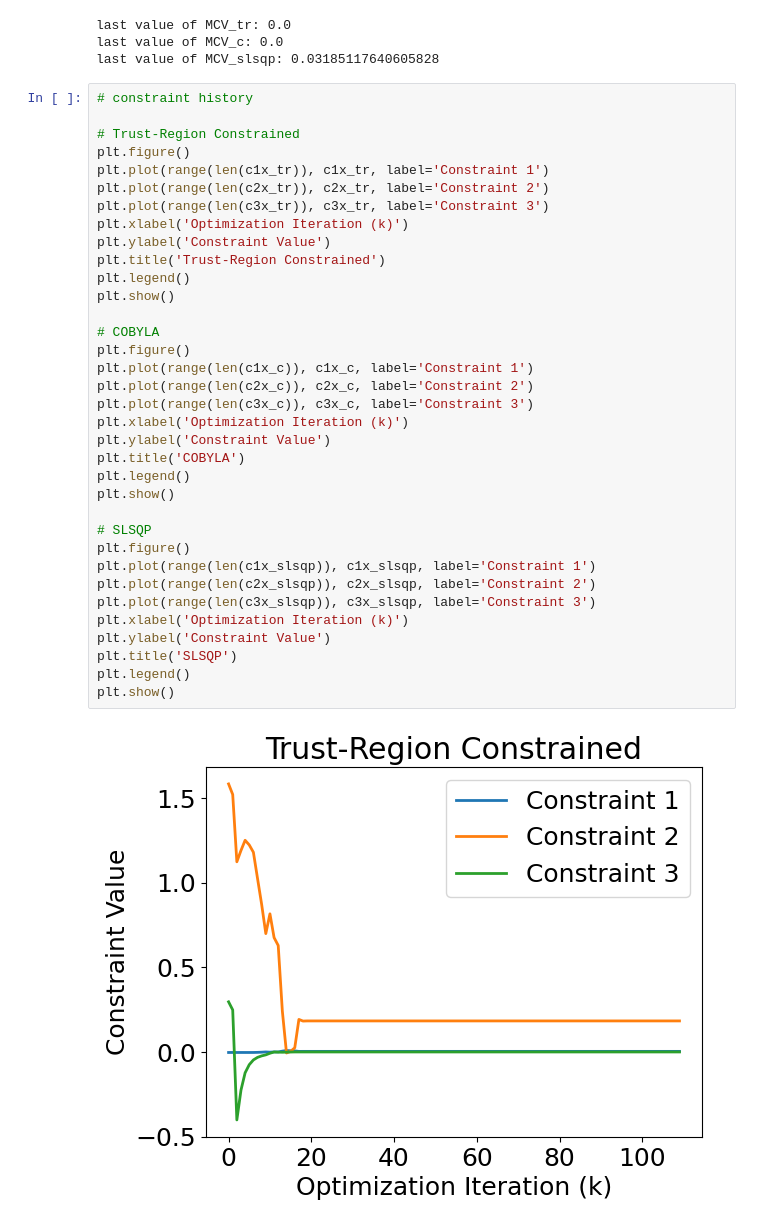
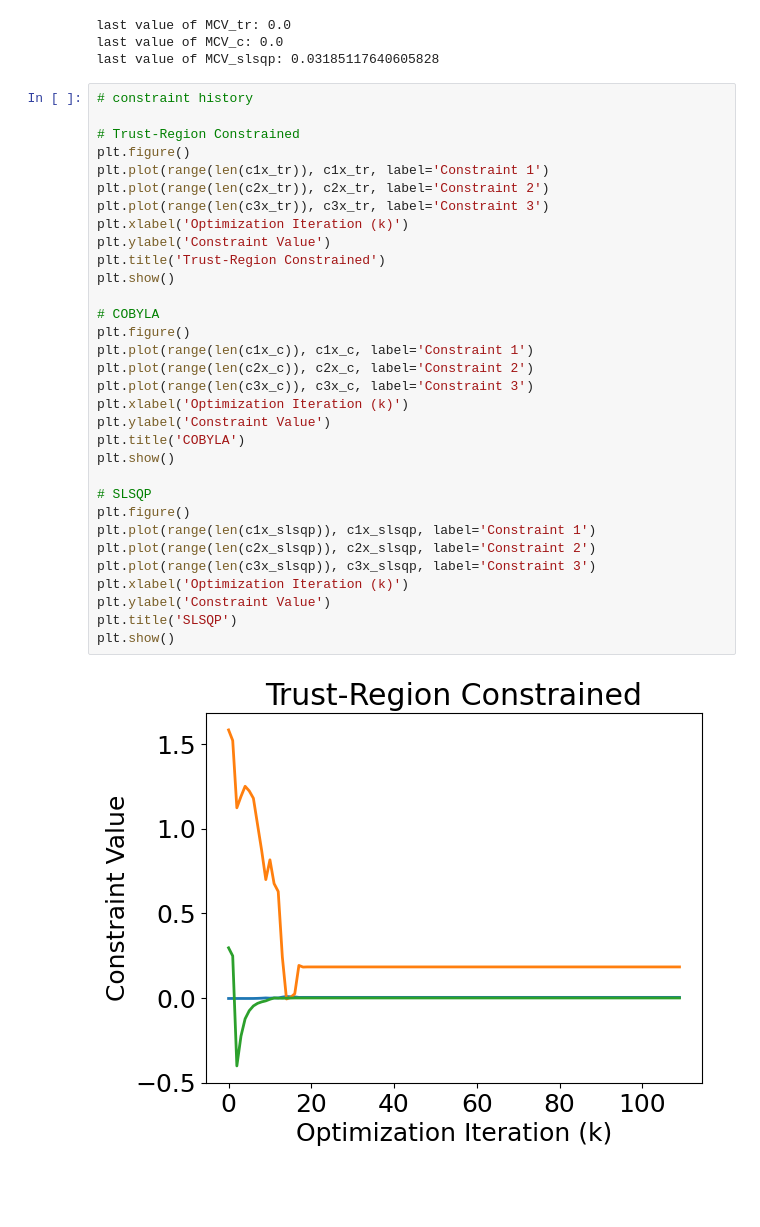
Before and after one commit to divyatyagi8/AERSP497_Project, a Jupyter notebook: windpower_opt.ipynb, the cells around one changed output. Drawn from its saved outputs; the diff is of its cells as text; blank space fills up the shorter version.

```diff
--- a/windpower_opt.ipynb
+++ b/windpower_opt.ipynb
@@ -516,34 +516,31 @@ last value of MCV_slsqp: 0.03185117640605828
 # Trust-Region Constrained
 plt.figure()
 plt.plot(range(len(c1x_tr)), c1x_tr, label='Constraint 1')
 plt.plot(range(len(c2x_tr)), c2x_tr, label='Constraint 2')
 plt.plot(range(len(c3x_tr)), c3x_tr, label='Constraint 3')
 plt.xlabel('Optimization Iteration (k)')
 plt.ylabel('Constraint Value')
 plt.title('Trust-Region Constrained')
-plt.legend()
 plt.show()
 
 # COBYLA
 plt.figure()
 plt.plot(range(len(c1x_c)), c1x_c, label='Constraint 1')
 plt.plot(range(len(c2x_c)), c2x_c, label='Constraint 2')
 plt.plot(range(len(c3x_c)), c3x_c, label='Constraint 3')
 plt.xlabel('Optimization Iteration (k)')
 plt.ylabel('Constraint Value')
 plt.title('COBYLA')
-plt.legend()
 plt.show()
 
 # SLSQP
 plt.figure()
 plt.plot(range(len(c1x_slsqp)), c1x_slsqp, label='Constraint 1')
 plt.plot(range(len(c2x_slsqp)), c2x_slsqp, label='Constraint 2')
 plt.plot(range(len(c3x_slsqp)), c3x_slsqp, label='Constraint 3')
 plt.xlabel('Optimization Iteration (k)')
 plt.ylabel('Constraint Value')
 plt.title('SLSQP')
-plt.legend()
 plt.show()
 # %% [output]
-[figure, old version]
+[figure, new version]
```
Also changed, not shown: parts of 7 cells of this notebook.
